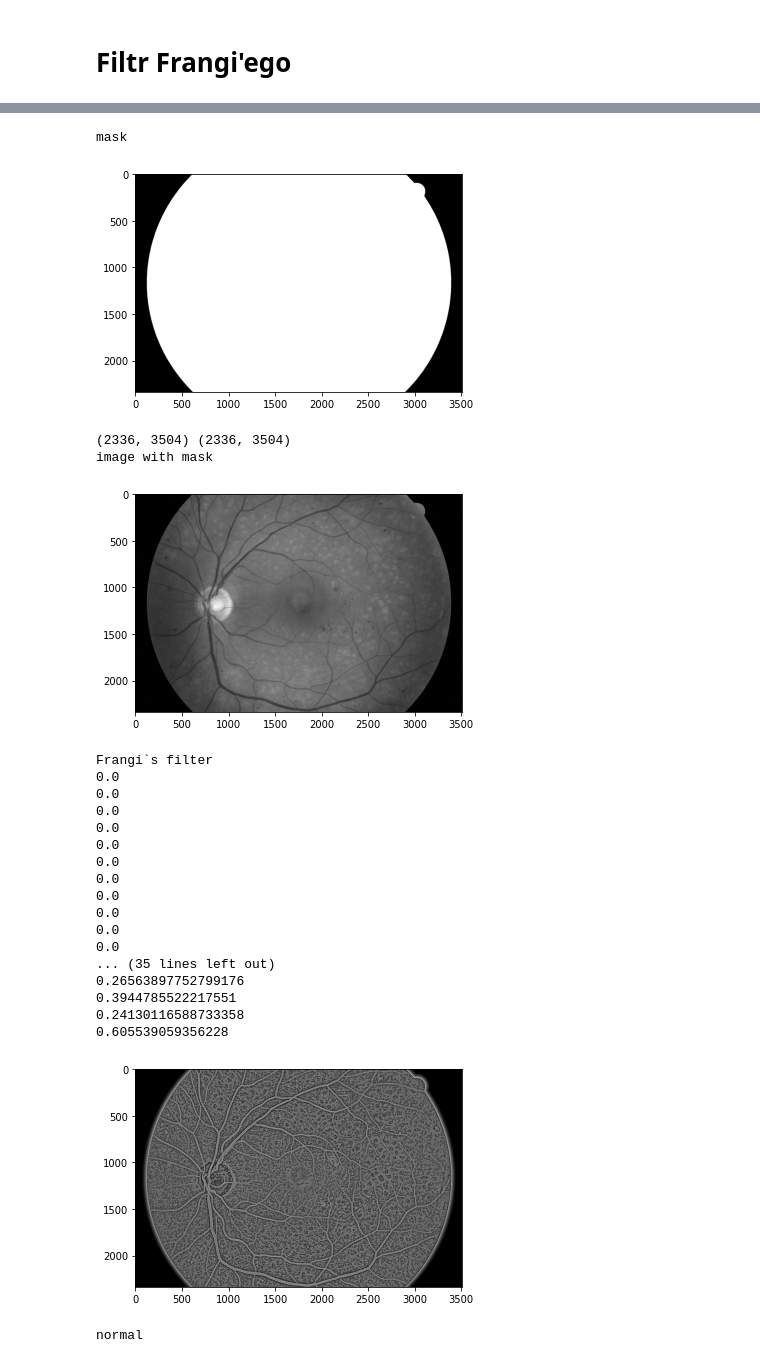
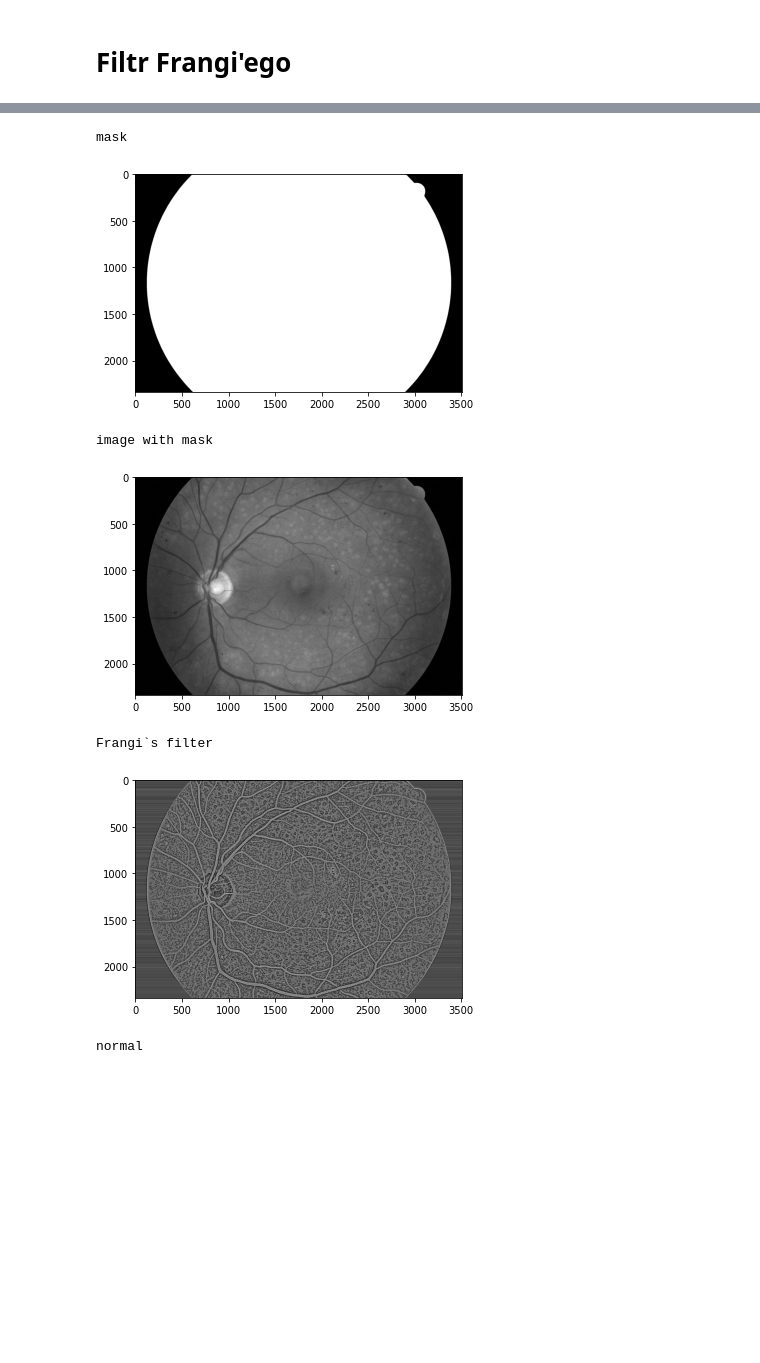
Before and after one commit to HelenaMaslowska/Segmenting-Retinal-Blood-Vessels-With-Deep-Neural-NetworksPlik, a Jupyter notebook: eye.ipynb, the cells around one changed output, grey strips where cells are left out. Drawn from its saved outputs; the diff is of its cells as text; code cells hidden in the pictures; blank space fills up the shorter version.

```diff
--- a/eye.ipynb
+++ b/eye.ipynb
@@ -101,56 +101,43 @@ contrast_img = True
 # 	image = contrast(image)
 # showImage(image)
 
 print("Extract green channel")
 image = extract_green_channel(image)
 showImage(image)
 
-
 print("mask")
 mask = mask[:, :, 0]
 showImage(mask)
 
-print(image.shape, mask.shape)
 print("image with mask")
 img = image * mask
-
 showImage(image)
 
 print("Frangi`s filter")
+# for i in range(100,600,10):
+# 	print(image[500][i])
+
+for i in range(len(img)):
+	average = np.average(img[i])
+	for j in range(len(img[i])):
+		if img[i][j] == 0:
+			img[i][j] = average
+
 image = frangi(img)
 image = brightness(image)
-for i in range(100,600,10):
-	print(image[500][i])
 
 showImage(image)
 # %% [output]
 Original image
 [figure]
 Extract green channel
 [figure]
 mask
 [figure]
-(2336, 3504) (2336, 3504)
 image with mask
 [figure]
 Frangi`s filter
-0.0
-0.0
-0.0
-0.0
-0.0
-0.0
-0.0
-0.0
-0.0
-0.0
-0.0
-... (35 lines left out)
-0.26563897752799176
-0.3944785522217551
-0.24130116588733358
-0.605539059356228
-[figure, old version]
+[figure, new version]
 # %%
 image = loadImage(filename)
 image_minmax_scaled = exposure.rescale_intensity(image)
```
